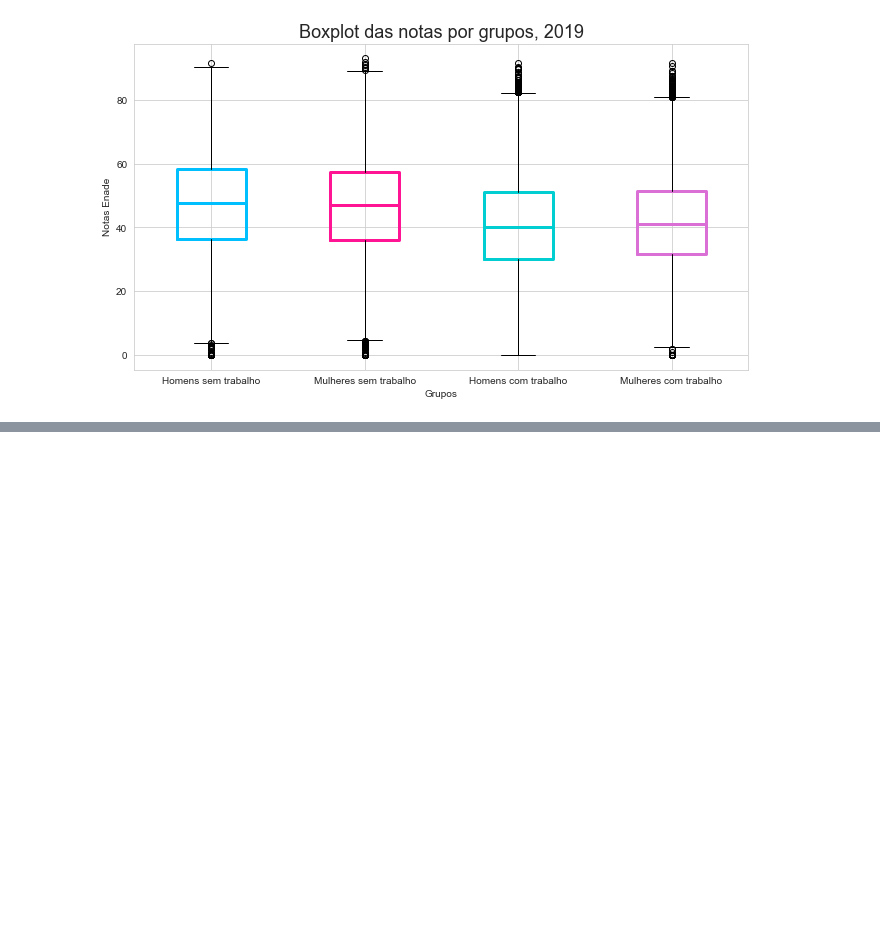
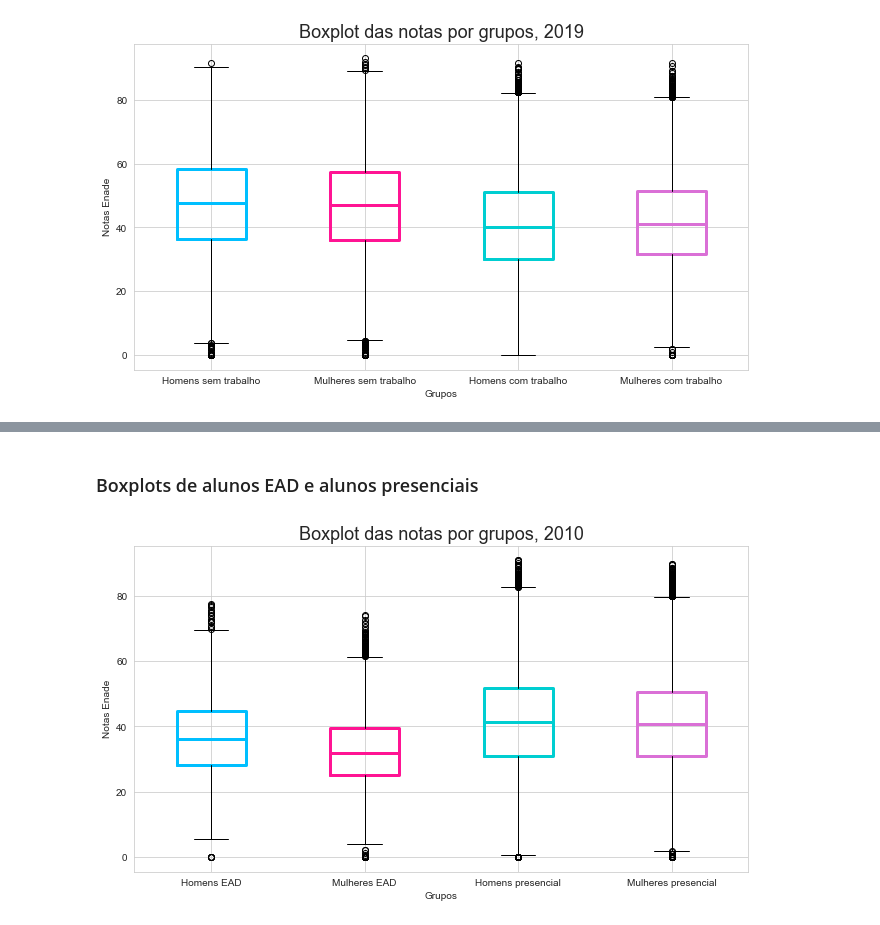
Before and after one commit to renatanesio/dados-universitarios-brasil, a Jupyter notebook: Estudo de Dados Universitários do Brasil.ipynb, the cells around one changed output, grey strips where cells are left out. Drawn from its saved outputs; the diff is of its cells as text; code cells hidden in the pictures; blank space fills up the shorter version.

```diff
--- a/Estudo de Dados Universitários do Brasil.ipynb
+++ b/Estudo de Dados Universitários do Brasil.ipynb
@@ -428,0 +530,28 @@ plt.ylabel("Notas Enade");
+# %% [markdown]
+### Boxplots de alunos EAD e alunos presenciais
+# %%
+dados2010=[a1,a3,a2,a4]
+#print(dados2010)
+
+# Tamanho do gráfico em polegadas
+plt.figure(figsize =(11, 6))
+
+#Plotando o boxplot
+bplots = plt.boxplot(dados2010,  vert = 1, patch_artist = False, labels=["Homens EAD", "Mulheres EAD","Homens presencial", "Mulheres presencial" ])
+colors = ['deepskyblue', 'deeppink','darkturquoise',  'orchid']
+c = 0
+for i, bplot in enumerate(bplots['boxes']):
+    bplot.set(color=colors[c], linewidth=3)
+    c += 1
+
+c4 = 0
+for median in bplots['medians']:
+    median.set(color=colors[c4], linewidth=3)
+    c4 +=1
+
+# Adicionando Título ao gráfico
+plt.title("Boxplot das notas por grupos, 2010", loc="center", fontsize=18)
+plt.xlabel("Grupos")
+plt.ylabel("Notas Enade");
+# %% [output]
+[figure, added]
```
Also changed, not shown: parts of 19 cells of this notebook.
